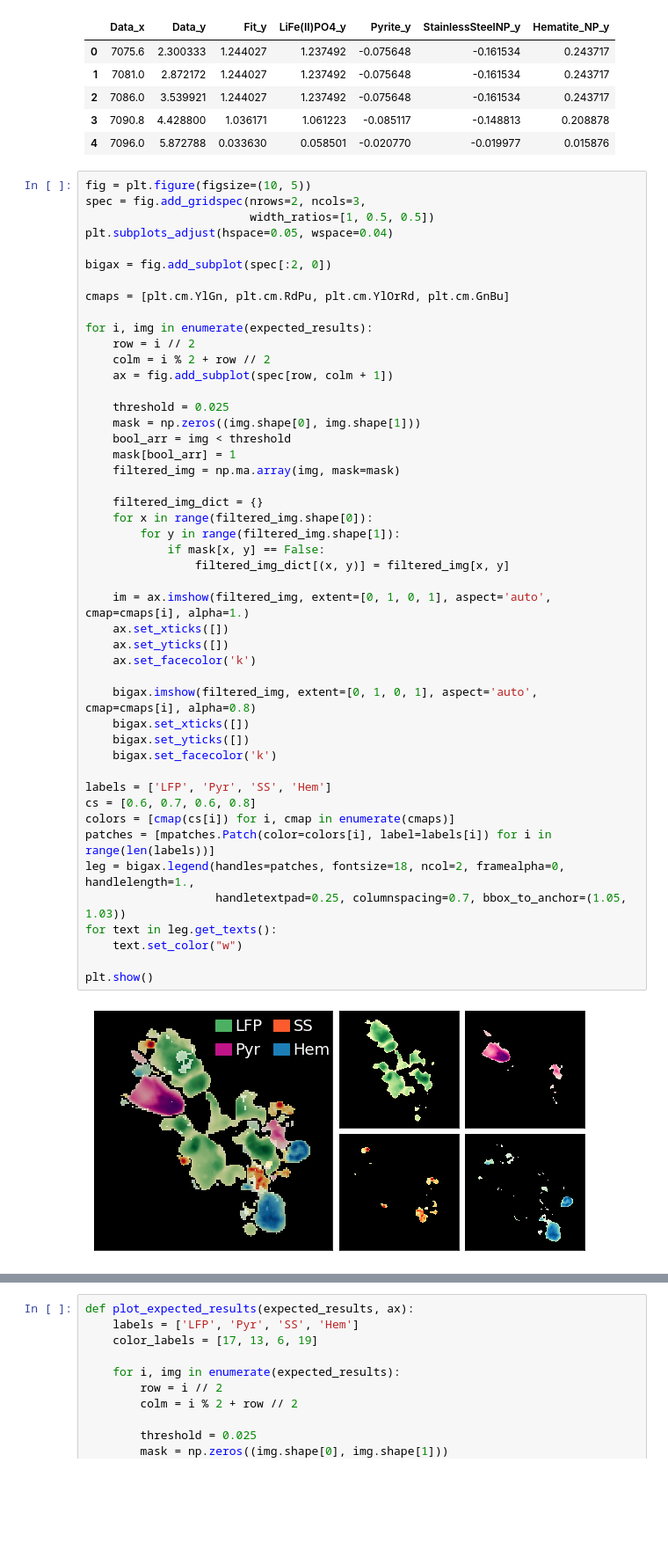
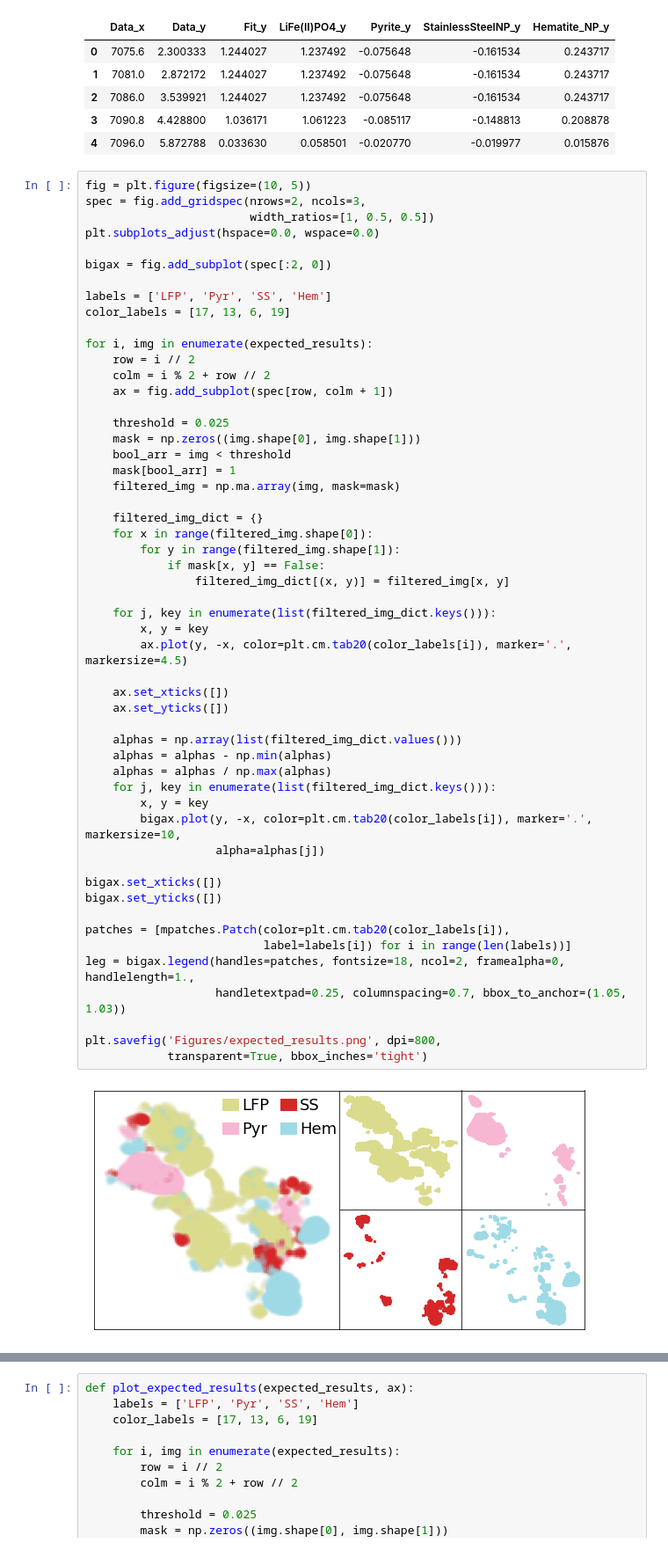
Before and after one commit to stetef/nano-XANES-microscopy-of-Fe, a Jupyter notebook: Visualization.ipynb, the cells around one changed output, grey strips where cells are left out. Shown at 88% size. Drawn from its saved outputs; the diff is of its cells as text; blank space fills up the shorter version.

Commit message:
changing color scheme

```diff
--- a/Visualization.ipynb
+++ b/Visualization.ipynb
@@ -86,48 +87,54 @@ df.head()
 fig = plt.figure(figsize=(10, 5))
 spec = fig.add_gridspec(nrows=2, ncols=3,
                         width_ratios=[1, 0.5, 0.5])
-plt.subplots_adjust(hspace=0.05, wspace=0.04)
+plt.subplots_adjust(hspace=0.0, wspace=0.0)
 
 bigax = fig.add_subplot(spec[:2, 0])
 
-cmaps = [plt.cm.YlGn, plt.cm.RdPu, plt.cm.YlOrRd, plt.cm.GnBu]
+labels = ['LFP', 'Pyr', 'SS', 'Hem']
+color_labels = [17, 13, 6, 19]
 
 for i, img in enumerate(expected_results):
     row = i // 2
     colm = i % 2 + row // 2
     ax = fig.add_subplot(spec[row, colm + 1])
 
     threshold = 0.025
     mask = np.zeros((img.shape[0], img.shape[1]))
     bool_arr = img < threshold
     mask[bool_arr] = 1
     filtered_img = np.ma.array(img, mask=mask)
 
     filtered_img_dict = {}
     for x in range(filtered_img.shape[0]):
         for y in range(filtered_img.shape[1]):
             if mask[x, y] == False:
                 filtered_img_dict[(x, y)] = filtered_img[x, y]
 
-    im = ax.imshow(filtered_img, extent=[0, 1, 0, 1], aspect='auto', cmap=cmaps[i], alpha=1.)
+    for j, key in enumerate(list(filtered_img_dict.keys())):
+        x, y = key
+        ax.plot(y, -x, color=plt.cm.tab20(color_labels[i]), marker='.', markersize=4.5)
+
     ax.set_xticks([])
     ax.set_yticks([])
-    ax.set_facecolor('k')
 
-    bigax.imshow(filtered_img, extent=[0, 1, 0, 1], aspect='auto', cmap=cmaps[i], alpha=0.8)
-    bigax.set_xticks([])
-    bigax.set_yticks([])
-    bigax.set_facecolor('k')
+    alphas = np.array(list(filtered_img_dict.values()))
+    alphas = alphas - np.min(alphas)
+    alphas = alphas / np.max(alphas)
+    for j, key in enumerate(list(filtered_img_dict.keys())):
+        x, y = key
+        bigax.plot(y, -x, color=plt.cm.tab20(color_labels[i]), marker='.', markersize=10,
+                   alpha=alphas[j])
 
-labels = ['LFP', 'Pyr', 'SS', 'Hem']
-cs = [0.6, 0.7, 0.6, 0.8]
-colors = [cmap(cs[i]) for i, cmap in enumerate(cmaps)]
-patches = [mpatches.Patch(color=colors[i], label=labels[i]) for i in range(len(labels))]
+bigax.set_xticks([])
+bigax.set_yticks([])
+
+patches = [mpatches.Patch(color=plt.cm.tab20(color_labels[i]),
+                          label=labels[i]) for i in range(len(labels))]
 leg = bigax.legend(handles=patches, fontsize=18, ncol=2, framealpha=0, handlelength=1.,
                    handletextpad=0.25, columnspacing=0.7, bbox_to_anchor=(1.05, 1.03))
-for text in leg.get_texts():
-    text.set_color("w")
 
-plt.show()
+plt.savefig('Figures/expected_results.png', dpi=800,
+            transparent=True, bbox_inches='tight')
 # %% [output]
-[figure, old version]
+[figure, new version]
```
Also changed, not shown: parts of 14 cells of this notebook, 3 other files.
